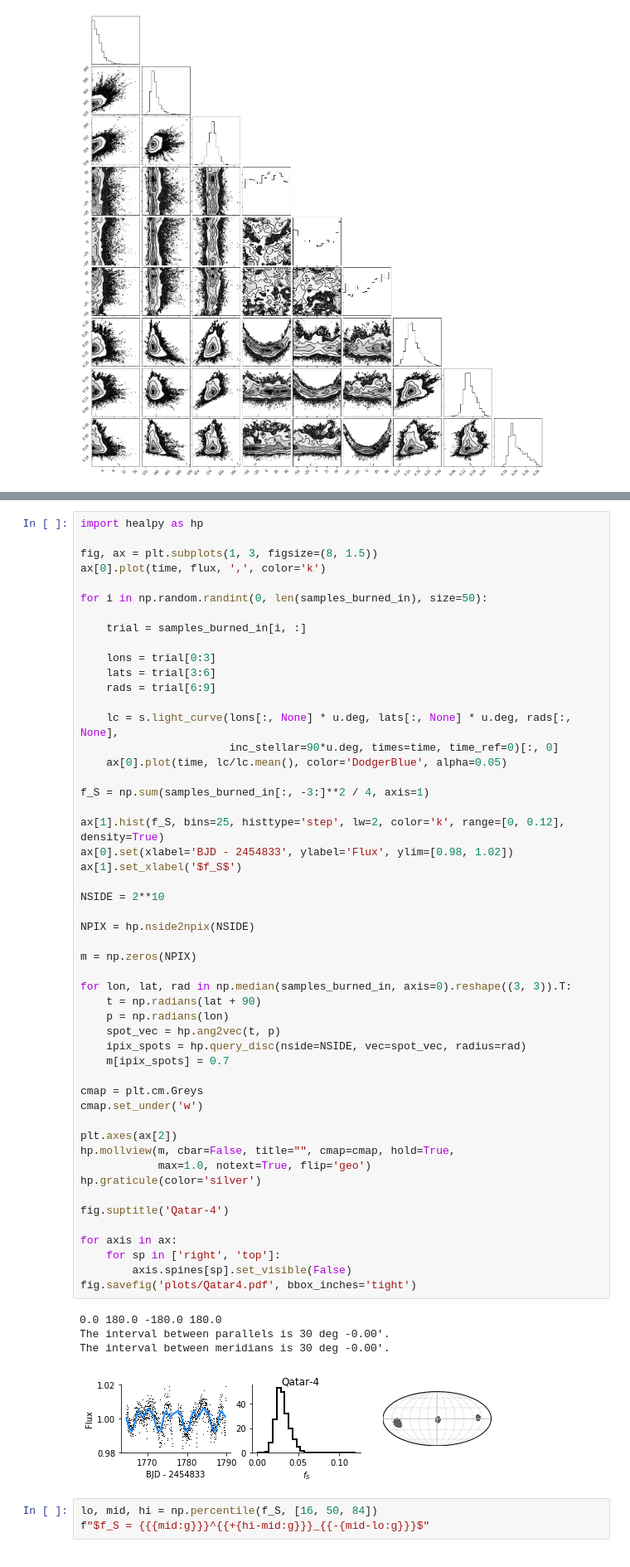
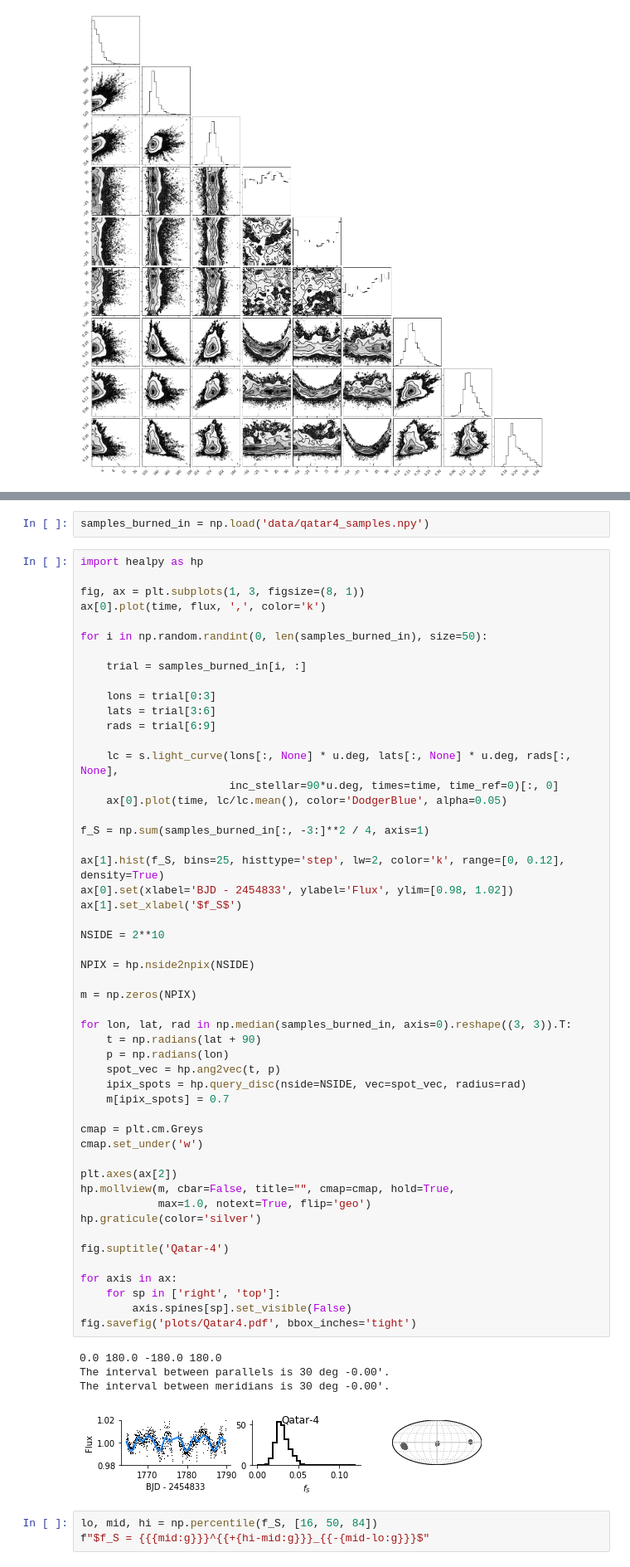
Before and after one commit to bmorris3/birthmarks, a Jupyter notebook: examples/Qatar-4.ipynb, the cells around one changed output, grey strips where cells are left out. Shown at 83% size. Cells and saved outputs as stored; diff of their text form.

```diff
--- a/examples/Qatar-4.ipynb
+++ b/examples/Qatar-4.ipynb
@@ -212,7 +202,9 @@ plt.hist(np.sum(samples_burned_in[:, -3:]**2, axis=1) / 4)
+# %%
+samples_burned_in = np.load('data/qatar4_samples.npy')
 # %%
 import healpy as hp
 
-fig, ax = plt.subplots(1, 3, figsize=(8, 1.5))
+fig, ax = plt.subplots(1, 3, figsize=(8, 1))
 ax[0].plot(time, flux, ',', color='k')
 
 for i in np.random.randint(0, len(samples_burned_in), size=50):
@@ -237,34 +229,34 @@ NSIDE = 2**10
 
 NPIX = hp.nside2npix(NSIDE)
 
 m = np.zeros(NPIX)
 
 for lon, lat, rad in np.median(samples_burned_in, axis=0).reshape((3, 3)).T:
     t = np.radians(lat + 90)
     p = np.radians(lon)
     spot_vec = hp.ang2vec(t, p)
     ipix_spots = hp.query_disc(nside=NSIDE, vec=spot_vec, radius=rad)
     m[ipix_spots] = 0.7
 
 cmap = plt.cm.Greys
 cmap.set_under('w')
 
 plt.axes(ax[2])
 hp.mollview(m, cbar=False, title="", cmap=cmap, hold=True,
             max=1.0, notext=True, flip='geo')
 hp.graticule(color='silver')
 
 fig.suptitle('Qatar-4')
 
 for axis in ax:
     for sp in ['right', 'top']:
         axis.spines[sp].set_visible(False)
 fig.savefig('plots/Qatar4.pdf', bbox_inches='tight')
 # %% [output]
 0.0 180.0 -180.0 180.0
 The interval between parallels is 30 deg -0.00'.
 The interval between meridians is 30 deg -0.00'.
-[figure, old version]
+[figure, new version]
 # %%
 lo, mid, hi = np.percentile(f_S, [16, 50, 84])
 f"$f_S = {{{mid:g}}}^{{+{hi-mid:g}}}_{{-{mid-lo:g}}}$"
```
Also changed, not shown: parts of 1 cell of this notebook, 11 other files.
